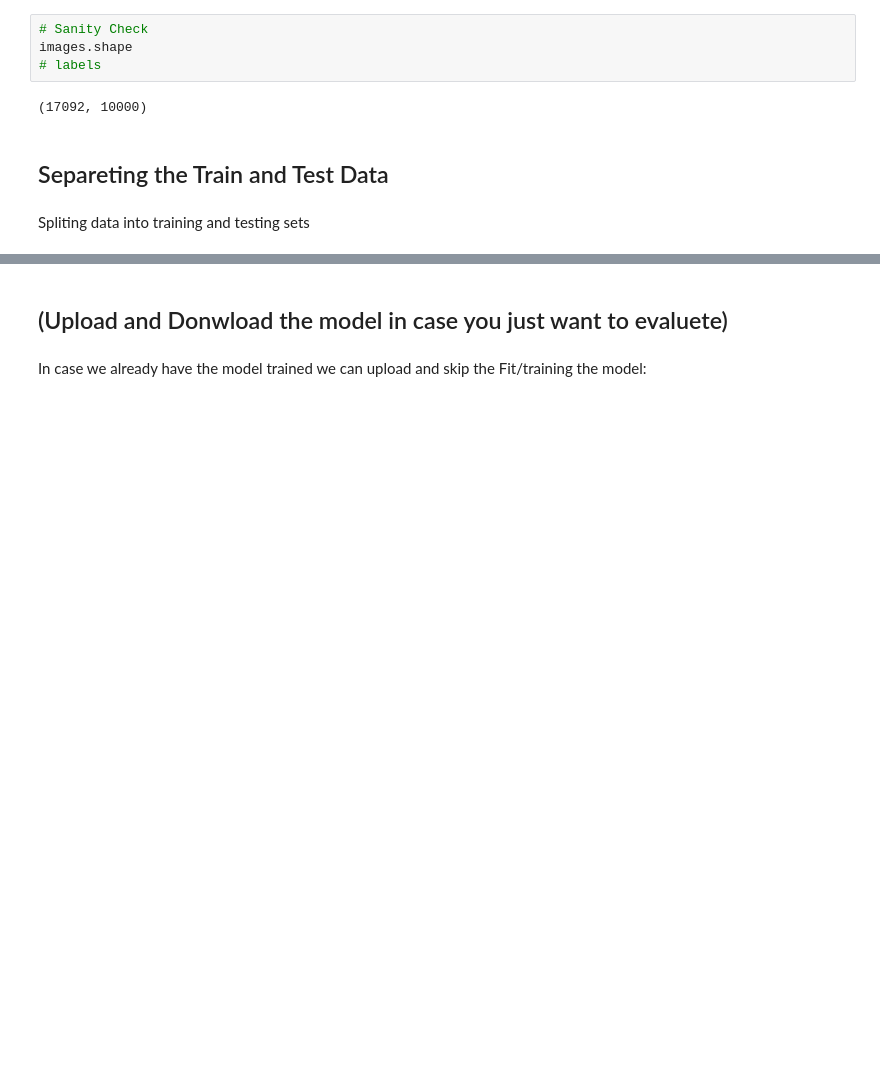
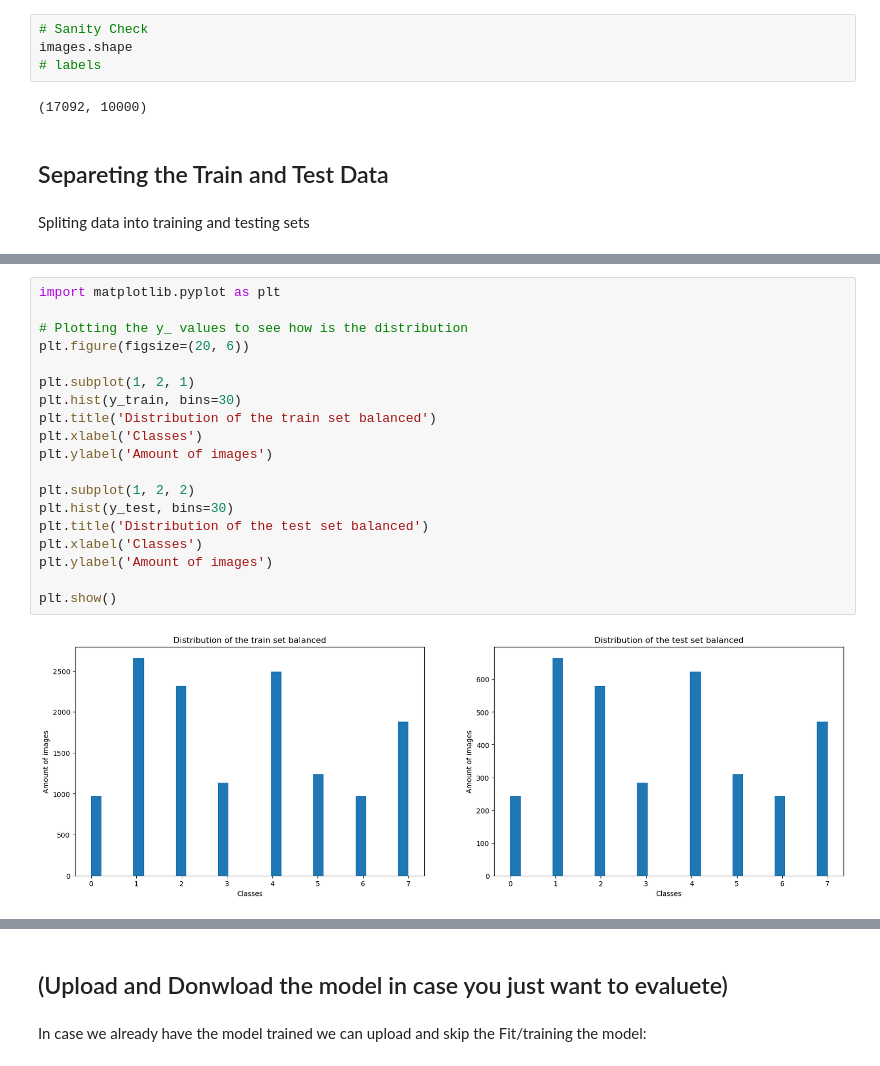
Before and after one commit to ottospiga/blood_cell_classification, a Jupyter notebook: notebooks/03-baseline-model.ipynb, the cells around one changed output, grey strips where cells are left out. Saved outputs shown, nothing was run; the diff lists cells and outputs as text; blank space fills up the shorter version.

```diff
--- a/notebooks/03-baseline-model.ipynb
+++ b/notebooks/03-baseline-model.ipynb
@@ -62,0 +75,21 @@ X_train, X_test, y_train, y_test = train_test_split(images, labels, test_size=0.
+# %%
+import matplotlib.pyplot as plt
+
+# Plotting the y_ values to see how is the distribution
+plt.figure(figsize=(20, 6))
+
+plt.subplot(1, 2, 1)
+plt.hist(y_train, bins=30)
+plt.title('Distribution of the train set balanced')
+plt.xlabel('Classes')
+plt.ylabel('Amount of images')
+
+plt.subplot(1, 2, 2)
+plt.hist(y_test, bins=30)
+plt.title('Distribution of the test set balanced')
+plt.xlabel('Classes')
+plt.ylabel('Amount of images')
+
+plt.show()
+# %% [output]
+[figure, added]
```
Also changed, not shown: parts of 17 cells of this notebook, 4 other files.
